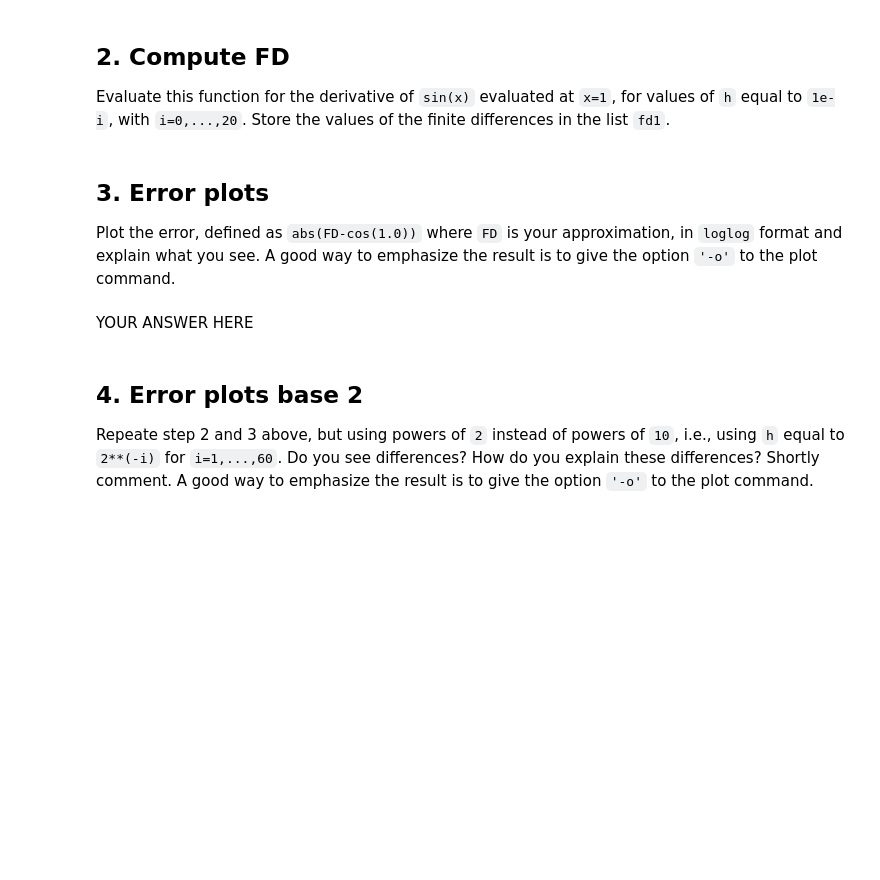
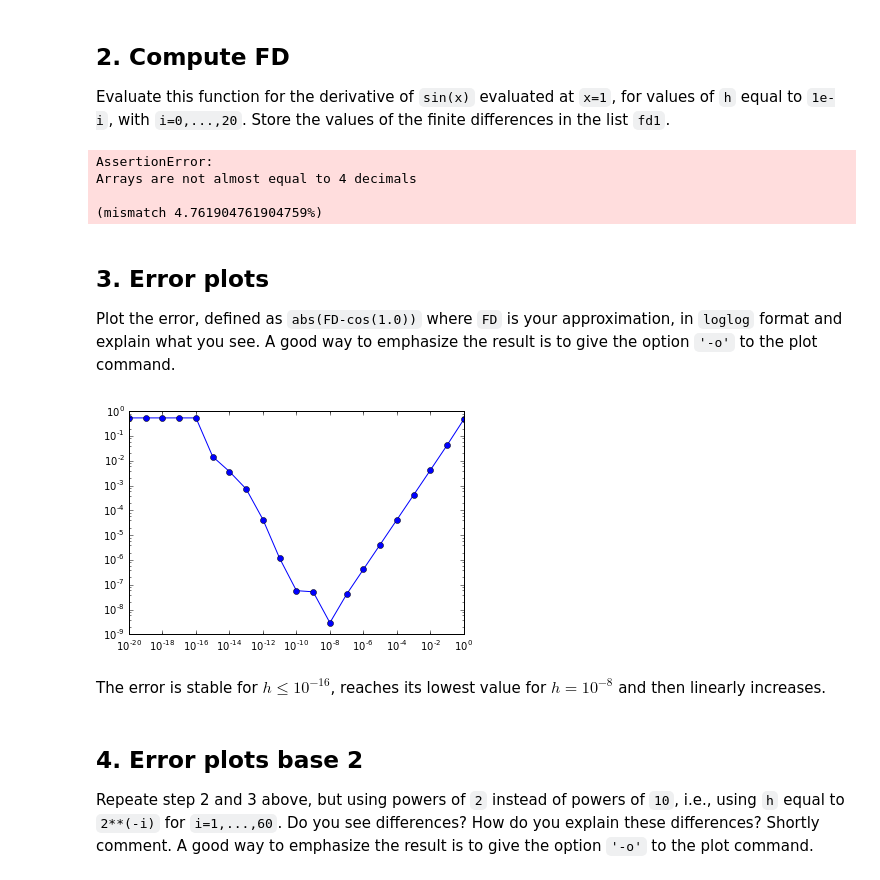
Before and after one commit to ginevracoal/P1.4_seed, a Jupyter notebook: assignments/00_Basics/D1-exercises.ipynb, the cells around one changed output. Saved outputs shown, nothing was run; the diff lists cells and outputs as text; code cells hidden in the pictures; blank space fills up the shorter version.

```diff
--- a/assignments/00_Basics/D1-exercises.ipynb
+++ b/assignments/00_Basics/D1-exercises.ipynb
@@ -84,8 +84,7 @@ FD(f,x,h) := \frac{f(x+h)-f(x)}{h}
 $$
 # %%
 def FD(f, x, h):
-    # YOUR CODE HERE
-    raise NotImplementedError()
+    return (f(x+h)-f(x))/h
 # %%
 assert_equal(FD(lambda x: x, 0, .125), 1.0)
 # %% [markdown]
@@ -98,7 +94,17 @@ raise NotImplementedError()
+# %%
+from math import sin
+fd1 = list()
+for i in range(21):
+    fd1.append(FD(sin, 1, 10**(-i)))
 # %%
 assert_equal(len(fd1), 21)
 expected = [0.067826442017785205, 0.49736375253538911, 0.53608598101186899, 0.5398814803603269, 0.54026023141862112, 0.54029809850586474, 0.54030188512133037, 0.54030226404044868, 0.54030229179602429, 0.54030235840940577, 0.54030224738710331, 0.54030113716407868, 0.54034554608506369, 0.53956838996782608, 0.53290705182007514, 0.55511151231257827, 0.0, 0.0, 0.0, 0.0, 0.0]
 assert_almost_equal(fd1,expected,decimal=4)
+# %% [output]
+AssertionError:
+Arrays are not almost equal to 4 decimals
+
+(mismatch 4.761904761904759%)
 # %% [markdown]
 ## 3. Error plots
 
@@ -109,5 +112,12 @@ raise NotImplementedError()
-# %% [markdown]
-YOUR ANSWER HERE
+# %%
+values_fd1 = [10**(-i) for i in range(21)]
+errors_fd1 = abs(fd1-cos(1.0))
+
+_ = plt.loglog(values_fd1, values_fd1, '-o', basex=10, basey=10)
+# %% [output]
+[figure, added]
+# %% [markdown]
+The error is stable for $h\leq 10^{-16}$, reaches its lowest value for $h=10^{-8}$ and then linearly increases.
 # %% [markdown]
 ## 4. Error plots base 2
 Repeate step 2 and 3 above, but using powers of `2` instead of powers of `10`, i.e., using `h` equal to `2**(-i)` for `i=1,...,60`. Do you see differences? How do you explain these differences? Shortly comment.  A good way to emphasize the result is to give the option `'-o'` to the plot command.
```
Also changed, not shown: parts of 46 cells of this notebook.
